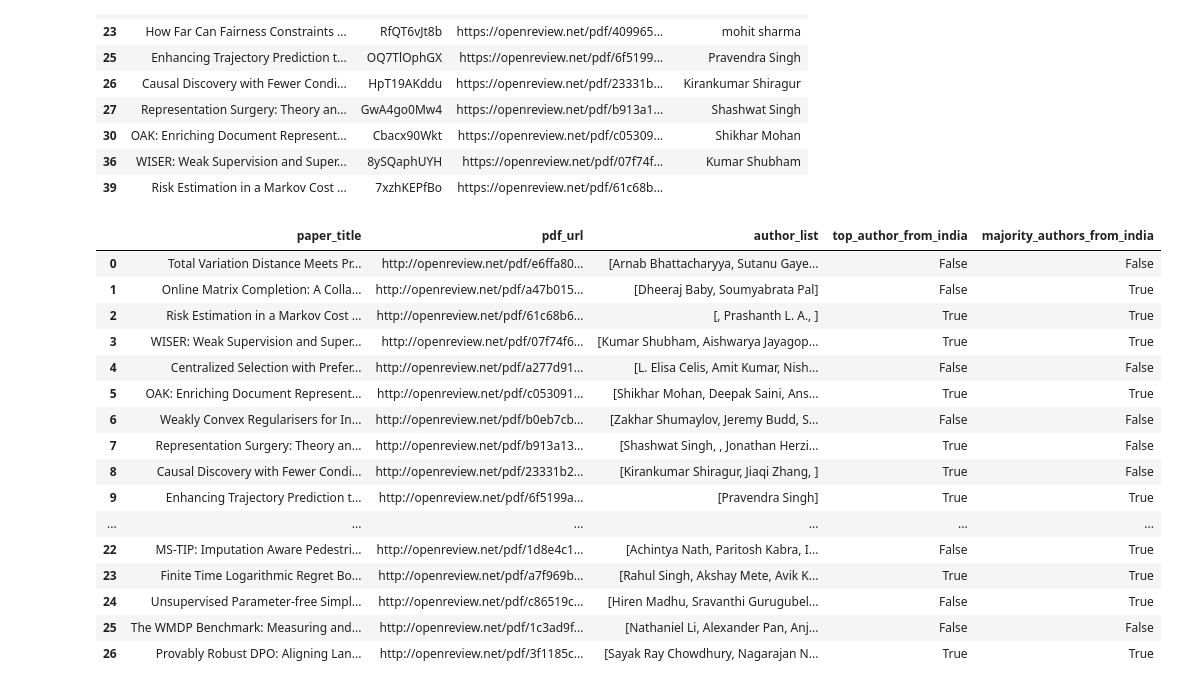
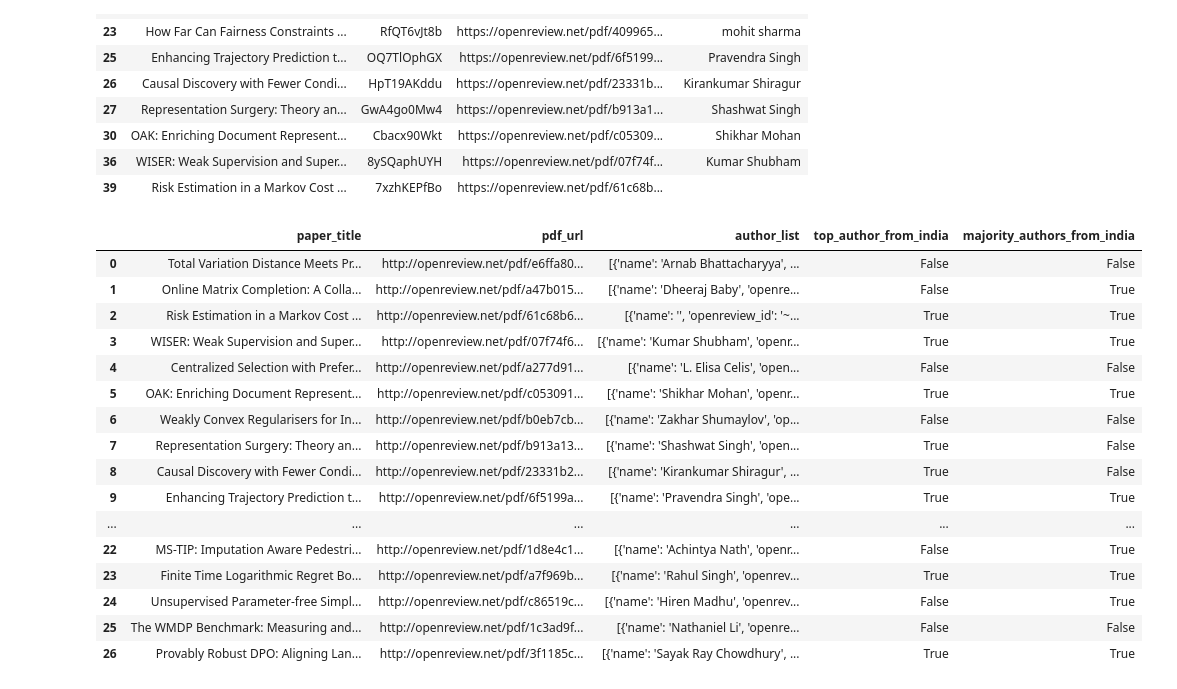
Before and after one commit to Lossfunk/indiaml-tracker, a Jupyter notebook: eda/EDA.ipynb, the cells around one changed output. Drawn from its saved outputs; the diff is of its cells as text; code cells hidden in the pictures.

```diff
--- a/eda/EDA.ipynb
+++ b/eda/EDA.ipynb
@@ -231,14 +230,20 @@ def process_papers(ddf, cc='IN'):
     for paper_id, group in grouped:
         paper_title = group['title'].iloc[0]
         pdf_url = group['pdf_url'].iloc[0]
-        authors = group[['full_name', 'affiliation_country', 'position']].drop_duplicates()
+        authors = group[['full_name', 'openreview_id', 'affiliation_name', 'affiliation_domain', 'affiliation_country', 'position']].drop_duplicates()
 
         # Filter authors from India
         indian_authors = authors[authors['affiliation_country'] == cc]
 
         if not indian_authors.empty:
             # Create author list
-            author_list = authors['full_name'].tolist()
+            author_list = authors.apply(lambda row: {
+                'name': row['full_name'],
+                'openreview_id': row['openreview_id'],
+                'affiliation_name': row['affiliation_name'],
+                'affiliation_domain': row['affiliation_domain'],
+                'affiliation_country': row['affiliation_country']
+            }, axis=1).tolist()
 
             # Check if top author is from India
             top_author_from_india = (authors.sort_values(by='position').iloc[0]['affiliation_country'] == cc)
@@ -348,40 +353,42 @@ papers_with_top_indian_authors
 | 36 | WISER: Weak Supervision and Super... | 8ySQaphUYH | https://openreview.net/pdf/07f74f... | Kumar Shubham |
 | 39 | Risk Estimation in a Markov Cost ... | 7xzhKEPfBo | https://openreview.net/pdf/61c68b... |  |
 # %%
-squeel = """SELECT title, paper_id, pdf_url, full_name, position, affiliation_name, affiliation_domain, affiliation_country FROM ( SELECT *
+squeel = """SELECT title, paper_id, pdf_url, full_name, position, openreview_id, affiliation_name, affiliation_domain, affiliation_country FROM ( SELECT *
 FROM paper_authors
 JOIN authors ON author_id = authors.id
 JOIN papers ON paper_id = papers.id
 JOIN venue_infos ON papers.venue_info_id = venue_infos.id)
 
 WHERE conference = 'ICML'
 and year = '2024'
 and track = 'Conference';
 """
 
 ddf = pd.read_sql_query(squeel, conn)
 
 
 kdf = process_papers(ddf)
 
 kdf["pdf_url"] = "http://openreview.net"+ kdf["pdf_url"]
 
+# kdf.to_json("icml-2024-india.json")
+
 kdf
 # %% [output]
 |  | paper_title | pdf_url | author_list | top_author_from_india | majority_authors_from_india |
-| 0 | Total Variation Distance Meets Pr... | http://openreview.net/pdf/e6ffa80... | [Arnab Bhattacharyya, Sutanu Gaye... | False | False |
-| 1 | Online Matrix Completion: A Colla... | http://openreview.net/pdf/a47b015... | [Dheeraj Baby, Soumyabrata Pal] | False | True |
-| 2 | Risk Estimation in a Markov Cost ... | http://openreview.net/pdf/61c68b6... | [, Prashanth L. A., ] | True | True |
-| 3 | WISER: Weak Supervision and Super... | http://openreview.net/pdf/07f74f6... | [Kumar Shubham, Aishwarya Jayagop... | True | True |
-| 4 | Centralized Selection with Prefer... | http://openreview.net/pdf/a277d91... | [L. Elisa Celis, Amit Kumar, Nish... | False | False |
-| 5 | OAK: Enriching Document Represent... | http://openreview.net/pdf/c053091... | [Shikhar Mohan, Deepak Saini, Ans... | True | True |
-| 6 | Weakly Convex Regularisers for In... | http://openreview.net/pdf/b0eb7cb... | [Zakhar Shumaylov, Jeremy Budd, S... | False | False |
-| 7 | Representation Surgery: Theory an... | http://openreview.net/pdf/b913a13... | [Shashwat Singh, , Jonathan Herzi... | True | False |
-| 8 | Causal Discovery with Fewer Condi... | http://openreview.net/pdf/23331b2... | [Kirankumar Shiragur, Jiaqi Zhang, ] | True | False |
-| 9 | Enhancing Trajectory Prediction t... | http://openreview.net/pdf/6f5199a... | [Pravendra Singh] | True | True |
+| 0 | Total Variation Distance Meets Pr... | http://openreview.net/pdf/e6ffa80... | [{'name': 'Arnab Bhattacharyya', ... | False | False |
+| 1 | Online Matrix Completion: A Colla... | http://openreview.net/pdf/a47b015... | [{'name': 'Dheeraj Baby', 'openre... | False | True |
+| 2 | Risk Estimation in a Markov Cost ... | http://openreview.net/pdf/61c68b6... | [{'name': '', 'openreview_id': '~... | True | True |
+| 3 | WISER: Weak Supervision and Super... | http://openreview.net/pdf/07f74f6... | [{'name': 'Kumar Shubham', 'openr... | True | True |
+| 4 | Centralized Selection with Prefer... | http://openreview.net/pdf/a277d91... | [{'name': 'L. Elisa Celis', 'open... | False | False |
+| 5 | OAK: Enriching Document Represent... | http://openreview.net/pdf/c053091... | [{'name': 'Shikhar Mohan', 'openr... | True | True |
+| 6 | Weakly Convex Regularisers for In... | http://openreview.net/pdf/b0eb7cb... | [{'name': 'Zakhar Shumaylov', 'op... | False | False |
+| 7 | Representation Surgery: Theory an... | http://openreview.net/pdf/b913a13... | [{'name': 'Shashwat Singh', 'open... | True | False |
+| 8 | Causal Discovery with Fewer Condi... | http://openreview.net/pdf/23331b2... | [{'name': 'Kirankumar Shiragur', ... | True | False |
+| 9 | Enhancing Trajectory Prediction t... | http://openreview.net/pdf/6f5199a... | [{'name': 'Pravendra Singh', 'ope... | True | True |
 | ... | ... | ... | ... | ... | ... |
-| 22 | MS-TIP: Imputation Aware Pedestri... | http://openreview.net/pdf/1d8e4c1... | [Achintya Nath, Paritosh Kabra, I... | False | True |
-| 23 | Finite Time Logarithmic Regret Bo... | http://openreview.net/pdf/a7f969b... | [Rahul Singh, Akshay Mete, Avik K... | True | True |
-| 24 | Unsupervised Parameter-free Simpl... | http://openreview.net/pdf/c86519c... | [Hiren Madhu, Sravanthi Gurugubel... | False | True |
-| 25 | The WMDP Benchmark: Measuring and... | http://openreview.net/pdf/1c3ad9f... | [Nathaniel Li, Alexander Pan, Anj... | False | False |
-| 26 | Provably Robust DPO: Aligning Lan... | http://openreview.net/pdf/3f1185c... | [Sayak Ray Chowdhury, Nagarajan N... | True | True |
+| 22 | MS-TIP: Imputation Aware Pedestri... | http://openreview.net/pdf/1d8e4c1... | [{'name': 'Achintya Nath', 'openr... | False | True |
+| 23 | Finite Time Logarithmic Regret Bo... | http://openreview.net/pdf/a7f969b... | [{'name': 'Rahul Singh', 'openrev... | True | True |
+| 24 | Unsupervised Parameter-free Simpl... | http://openreview.net/pdf/c86519c... | [{'name': 'Hiren Madhu', 'openrev... | False | True |
+| 25 | The WMDP Benchmark: Measuring and... | http://openreview.net/pdf/1c3ad9f... | [{'name': 'Nathaniel Li', 'openre... | False | False |
+| 26 | Provably Robust DPO: Aligning Lan... | http://openreview.net/pdf/3f1185c... | [{'name': 'Sayak Ray Chowdhury', ... | True | True |
```
Also changed, not shown: parts of 3 cells of this notebook, 3 other files.
